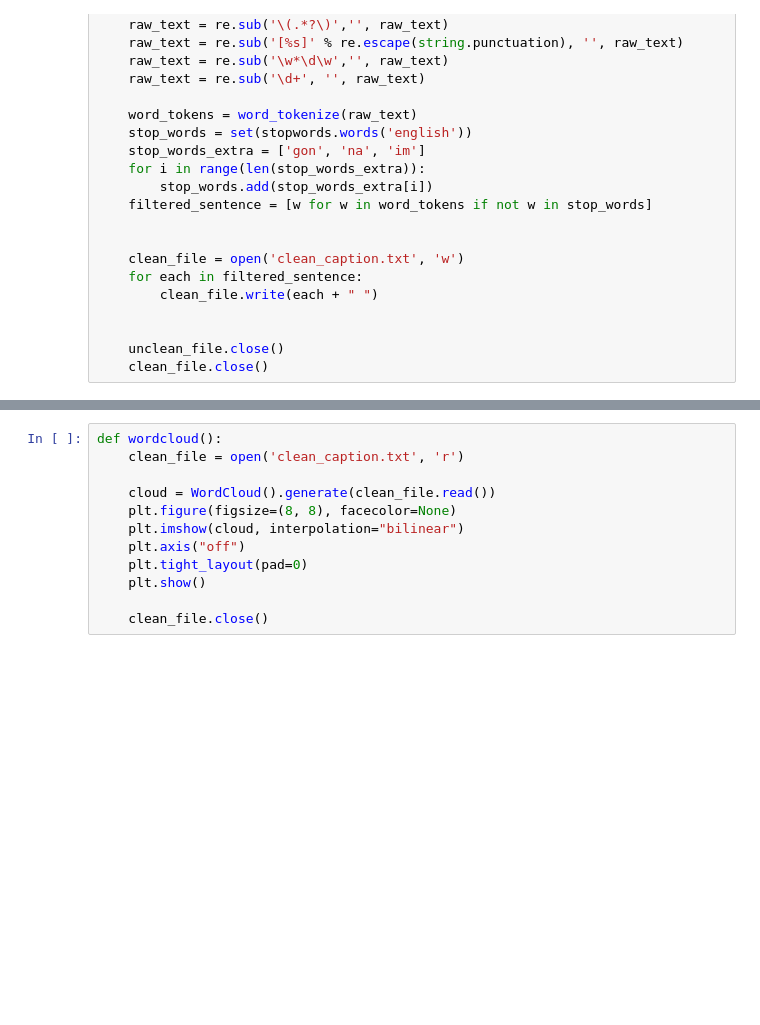
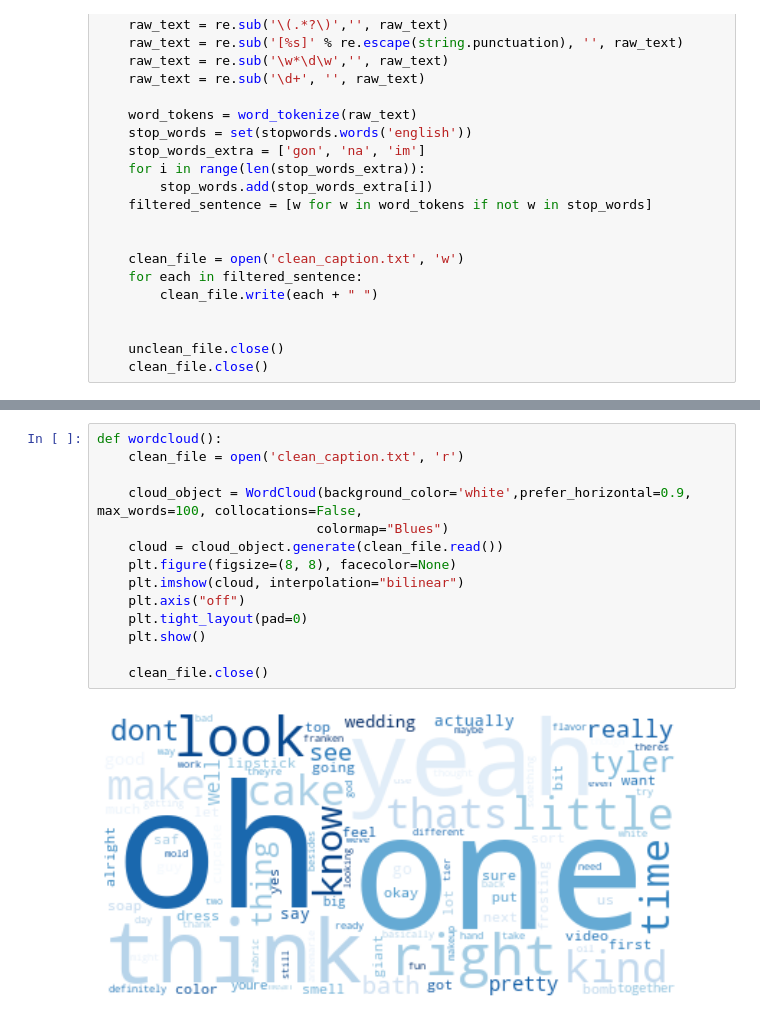
Before and after one commit to sandhyaratnam/youtube-nlp-project, a Jupyter notebook: get_transcript_from_channel.ipynb, the cells around one changed output, grey strips where cells are left out. Drawn from its saved outputs; the diff is of its cells as text; blank space fills up the shorter version.

```diff
--- a/get_transcript_from_channel.ipynb
+++ b/get_transcript_from_channel.ipynb
@@ -149,15 +171,19 @@ def distribution():
 # %%
 def wordcloud():
     clean_file = open('clean_caption.txt', 'r')
 
-    cloud = WordCloud().generate(clean_file.read())
+    cloud_object = WordCloud(background_color='white',prefer_horizontal=0.9, max_words=100, collocations=False,
+                            colormap="Blues")
+    cloud = cloud_object.generate(clean_file.read())
     plt.figure(figsize=(8, 8), facecolor=None)
     plt.imshow(cloud, interpolation="bilinear")
     plt.axis("off")
     plt.tight_layout(pad=0)
     plt.show()
 
     clean_file.close()
+# %% [output]
+[figure, added]
 # %%
 def main():
     vid_ids = get_vidids_from_channel("https://www.youtube.com/channel/UCbAwSkqJ1W_Eg7wr3cp5BUA")
```
Also changed, not shown: parts of 3 cells of this notebook.
